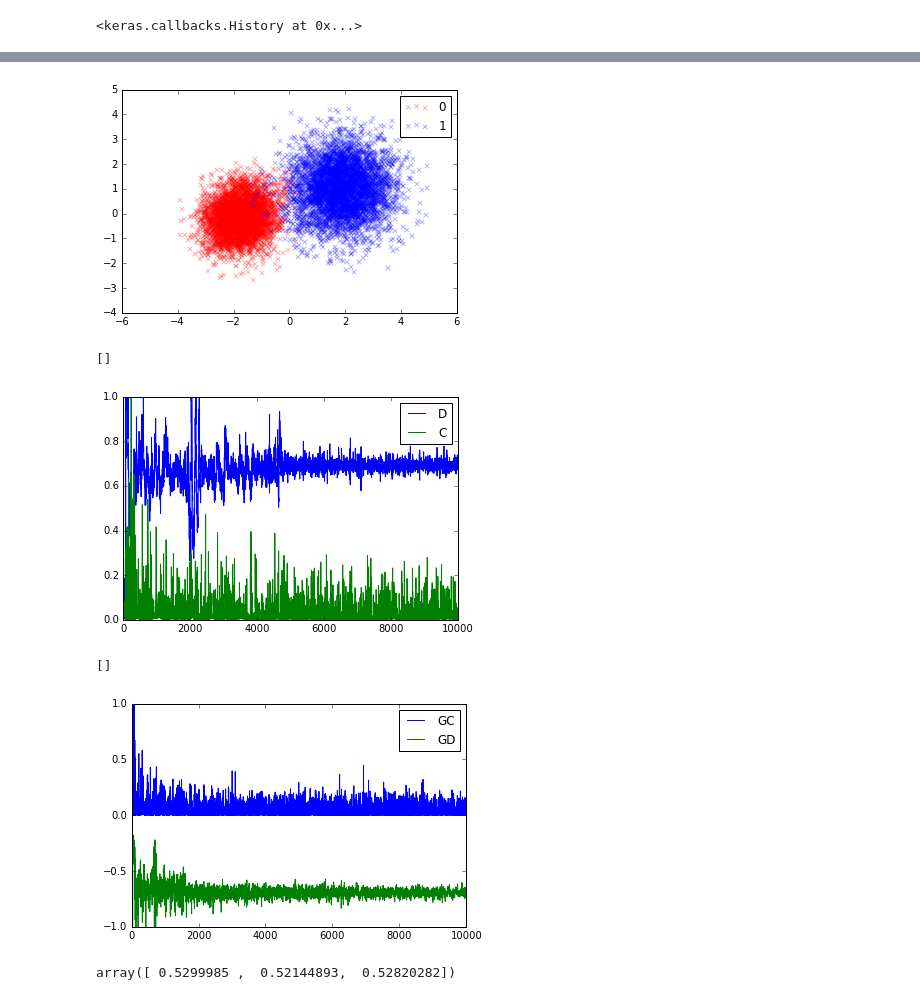
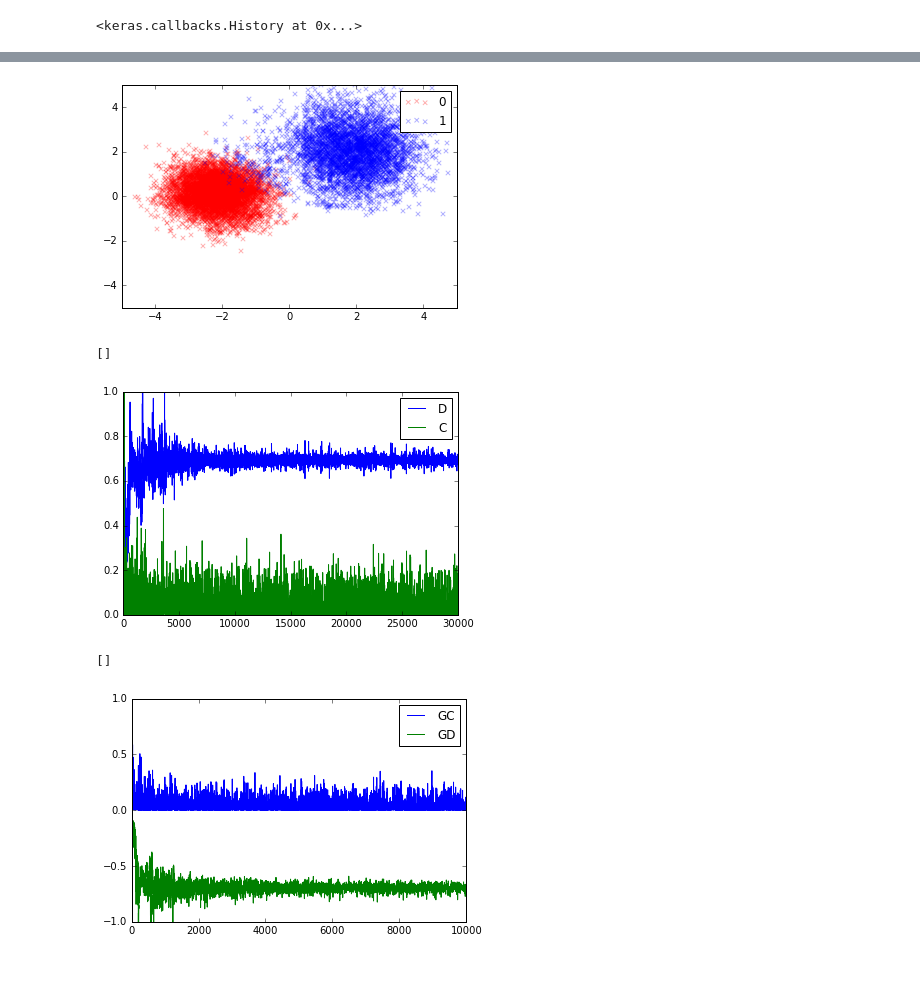
Before and after one commit to ankitshah009/paper-learning-to-transfer-adversarial-networks, a Jupyter notebook: code/Transformer networks.ipynb, the cells around one changed output, grey strips where cells are left out. Drawn from its saved outputs; the diff is of its cells as text; code cells hidden in the pictures; blank space fills up the shorter version.

```diff
--- a/code/Transformer networks.ipynb
+++ b/code/Transformer networks.ipynb
@@ -5,23 +10,21 @@ $$\min_G \max_D V(G, D) = \mathbb{E}_{x \sim p_0} [\log(1-D(x))] + \mathbb{E}_{x
 # %%
+# Require https://github.com/diana-hep/carl
+
 from carl.distributions import MultivariateNormal
 from carl.distributions import Mixture
 
-# p0 = MultivariateNormal(mu=np.array([-2., -2.]), sigma=np.eye(2))
+prior_p0 = [0.6, 0.4]
 c0 = MultivariateNormal(mu=np.array([-2, 0.]), sigma=0.5*np.eye(2))
-c1 = MultivariateNormal(mu=np.array([2, 1.]), sigma=np.eye(2))
-p0 = Mixture(components=[c0, c1])
+c1 = MultivariateNormal(mu=np.array([2, 2.]), sigma=np.eye(2))
+p0 = Mixture(components=[c0, c1], weights=prior_p0)
 
+prior_p1 = [0.6, 0.4]
 c0 = MultivariateNormal(mu=np.array([-2, -2.]), sigma=0.5*np.eye(2))
 c1 = MultivariateNormal(mu=np.array([2, -2.]), sigma=np.eye(2))
-p1 = Mixture(components=[c0, c1])
-
-# p1 = Mixture(components=[
-#         MultivariateNormal(mu=np.array([0., 0.]), sigma=np.eye(2)),
-#         MultivariateNormal(mu=np.array([0., 2.]), sigma=np.eye(2)),
-#         MultivariateNormal(mu=np.array([2., 3.]), sigma=np.eye(2))])
+p1 = Mixture(components=[c0, c1], weights=prior_p1)
 
 X0 = p0.rvs(10000)
-X1_0 = c0.rvs(5000)
-X1_1 = c1.rvs(5000)
+X1_0 = c0.rvs(int(prior_p1[0] * len(X0)))
+X1_1 = c1.rvs(int(prior_p1[1] * len(X0)))
 X1 = np.vstack((X1_0, X1_1))
 # %%
@@ -43,9 +58,6 @@ def loss_D(y_true, y_pred):
     return -((1.0 - y_true) * (K.log(1.0 - y_pred)) +
              (y_true) * (K.log(y_pred)))
 # %%
-from keras.regularizers import Regularizer
-from keras.layers import Highway
-
 class MappingRegularizer(Regularizer):
     def __init__(self, G, l1=0., l2=0.):
         self.G = G
@@ -68,11 +80,15 @@ class MappingRegularizer(Regularizer):
                 "l2": self.l2}
 
 G = Sequential()
-G.add(Dense(12, input_dim=X0.shape[1], activation=LeakyReLU()))
-G.add(Dense(12, input_dim=12, activation=LeakyReLU()))
-G.add(Dense(12, input_dim=12, activation=LeakyReLU()))
-G.add(Dense(12, input_dim=12, activation=LeakyReLU()))
-G.add(Dense(X0.shape[1], input_dim=8, activation='linear',
+G.add(Dense(12, input_dim=X1.shape[1]))
+G.add(LeakyReLU())
+G.add(Dense(12))
+G.add(LeakyReLU())
+G.add(Dense(12))
+G.add(LeakyReLU())
+G.add(Dense(12))
+G.add(LeakyReLU())
+G.add(Dense(X0.shape[1], activation='linear',
             activity_regularizer=MappingRegularizer(G, l2=0.0001, l1=0.0001)))
 G.compile(loss="mse", optimizer="sgd")
 
@@ -267,40 +243,30 @@ plot_transform(G, X0, X1)
 # %%
 G0 = G.predict(X1_0)
 G1 = G.predict(X1_1)
 plt.scatter(G0[:, 0], G0[:, 1], marker="x", color="r", label="0", alpha=0.3)
 plt.scatter(G1[:, 0], G1[:, 1], marker="x", color="b", label="1", alpha=0.3)
+plt.xlim(-5, 5)
+plt.ylim(-5, 5)
 plt.legend()
 plt.show()
 # %% [output]
-[figure, old version]
+[figure, new version]
 # %%
-# we should evaluate on validation!
-plt.plot(list(range(len(logs_D.losses)))[:10000], np.array(logs_D.losses)[:10000], label="D")
-plt.plot(list(range(len(logs_C.losses)))[:10000], np.array(logs_C.losses)[:10000], label="C")
+# XXX: Should evaluate on validation instead!
+plt.plot(list(range(len(logs_D.losses))), np.array(logs_D.losses), label="D")
+plt.plot(list(range(len(logs_C.losses))), np.array(logs_C.losses), label="C")
 plt.legend()
 plt.ylim(0, 1)
 plt.plot()
 # %% [output]
 []
-[figure, old version]
+[figure, new version]
 # %%
-plt.plot(list(range(len(logs_GC.losses)))[:10000], np.array(logs_GC.losses)[:10000], label="GC")
-plt.plot(list(range(len(logs_GD.losses)))[:10000], np.array(logs_GD.losses)[:10000], label="GD")
+plt.plot(list(range(len(logs_GC.losses))), np.array(logs_GC.losses), label="GC")
+plt.plot(list(range(len(logs_GD.losses))), np.array(logs_GD.losses), label="GD")
 plt.legend()
 plt.ylim(-1, 1)
 plt.plot()
 # %% [output]
 []
-[figure, old version]
+[figure, new version]
-# %%
-X0 = p0.rvs(20000)
-X1 = p1.rvs(20000)
-X_test = np.vstack((X0, G.predict(X1)))
-y_test = np.zeros(len(X_test))
-y_test[len(X0):] = 1
-
-from sklearn.ensemble import ExtraTreesClassifier
-from sklearn.model_selection import cross_val_score
-cross_val_score(ExtraTreesClassifier(n_estimators=500), X_test, y_test)
-# %% [output]
-array([ 0.5299985 ,  0.52144893,  0.52820282])
```
Also changed, not shown: parts of 12 cells of this notebook, 3 other files.
